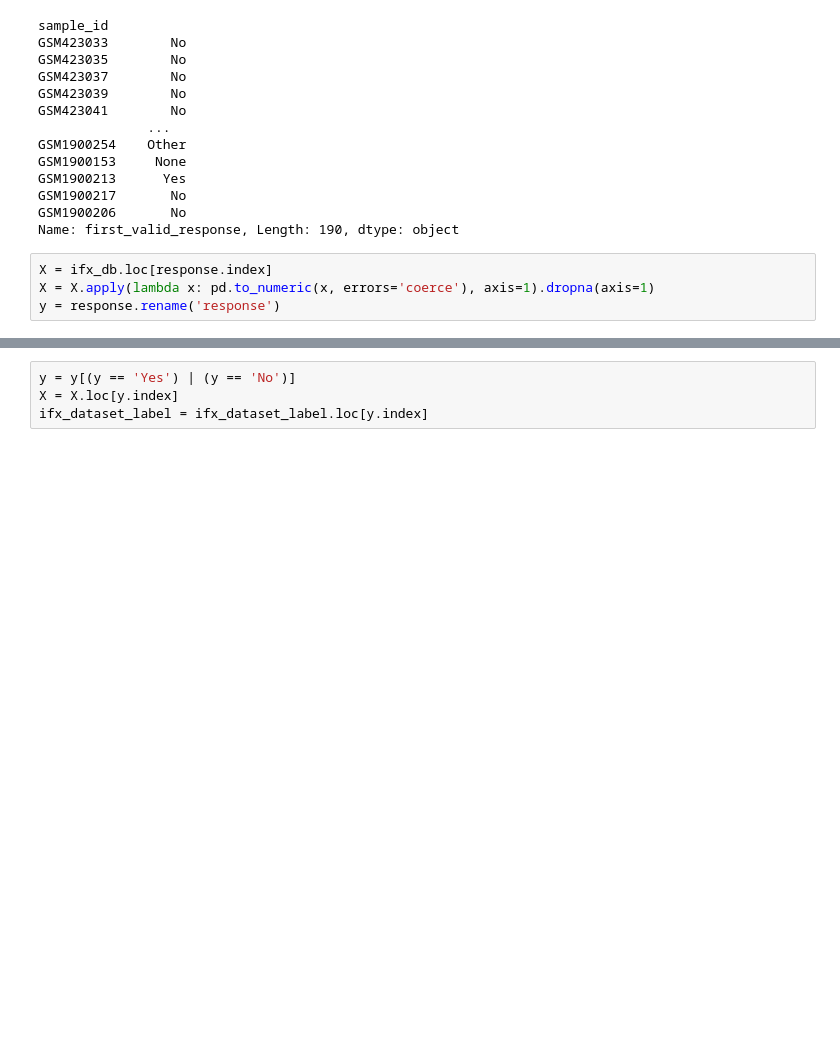
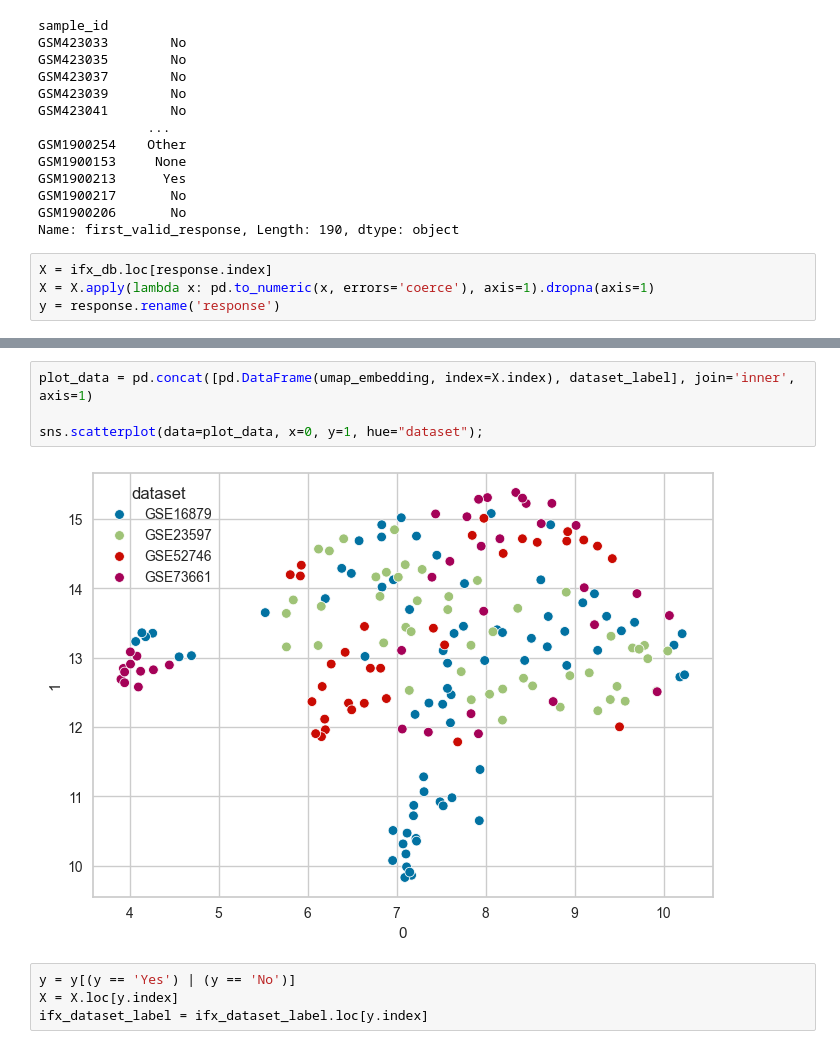
Before and after one commit to MaciejPiernik/ibd, a Jupyter notebook: ibd/notebooks/experiment_playground.ipynb, the cells around one changed output, grey strips where cells are left out. Cells and saved outputs as stored; diff of their text form; blank space fills up the shorter version.

Commit message:
New datasets and readme update.

```diff
--- a/ibd/notebooks/experiment_playground.ipynb
+++ b/ibd/notebooks/experiment_playground.ipynb
@@ -308,3 +308,9 @@ sns.scatterplot(data=plot_data, x=0, y=1, hue="response");
+# %%
+plot_data = pd.concat([pd.DataFrame(umap_embedding, index=X.index), dataset_label], join='inner', axis=1)
+
+sns.scatterplot(data=plot_data, x=0, y=1, hue="dataset");
+# %% [output]
+[figure, added]
 # %%
 y = y[(y == 'Yes') | (y == 'No')]
 X = X.loc[y.index]
```
Also changed, not shown: parts of 5 cells of this notebook, 2 other files.
